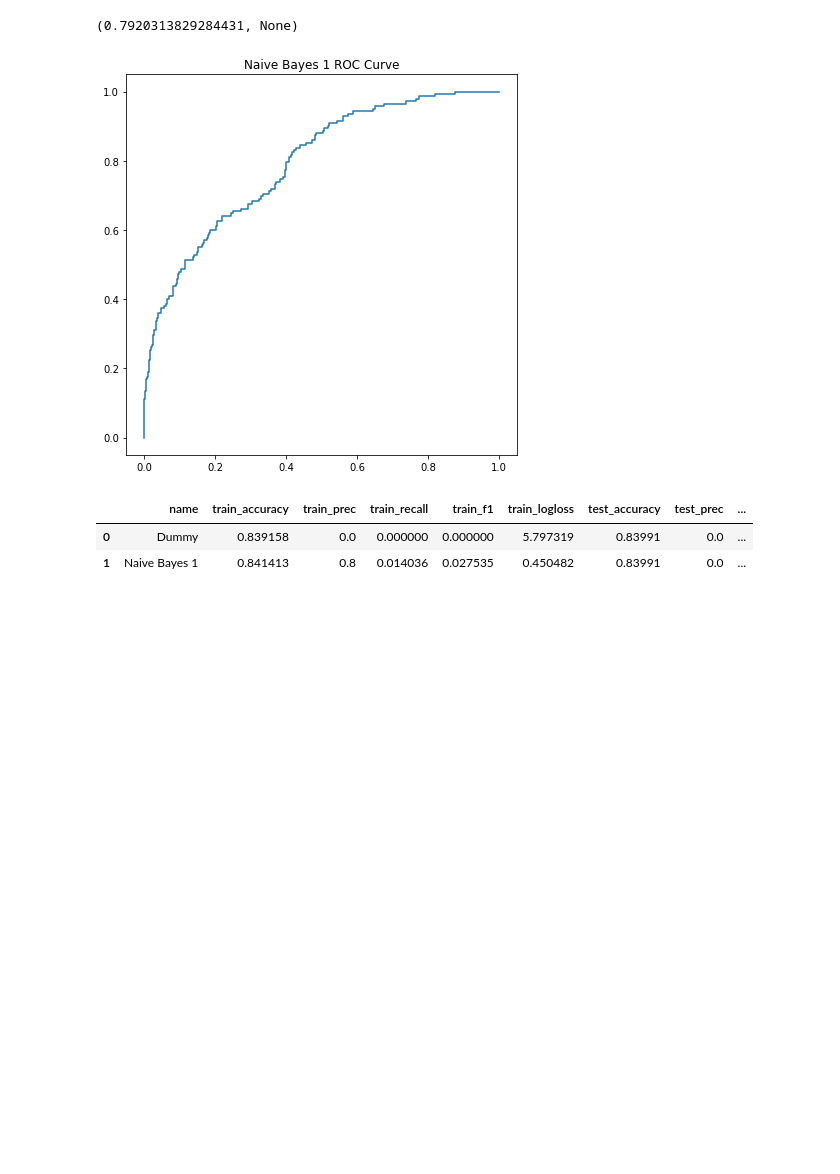
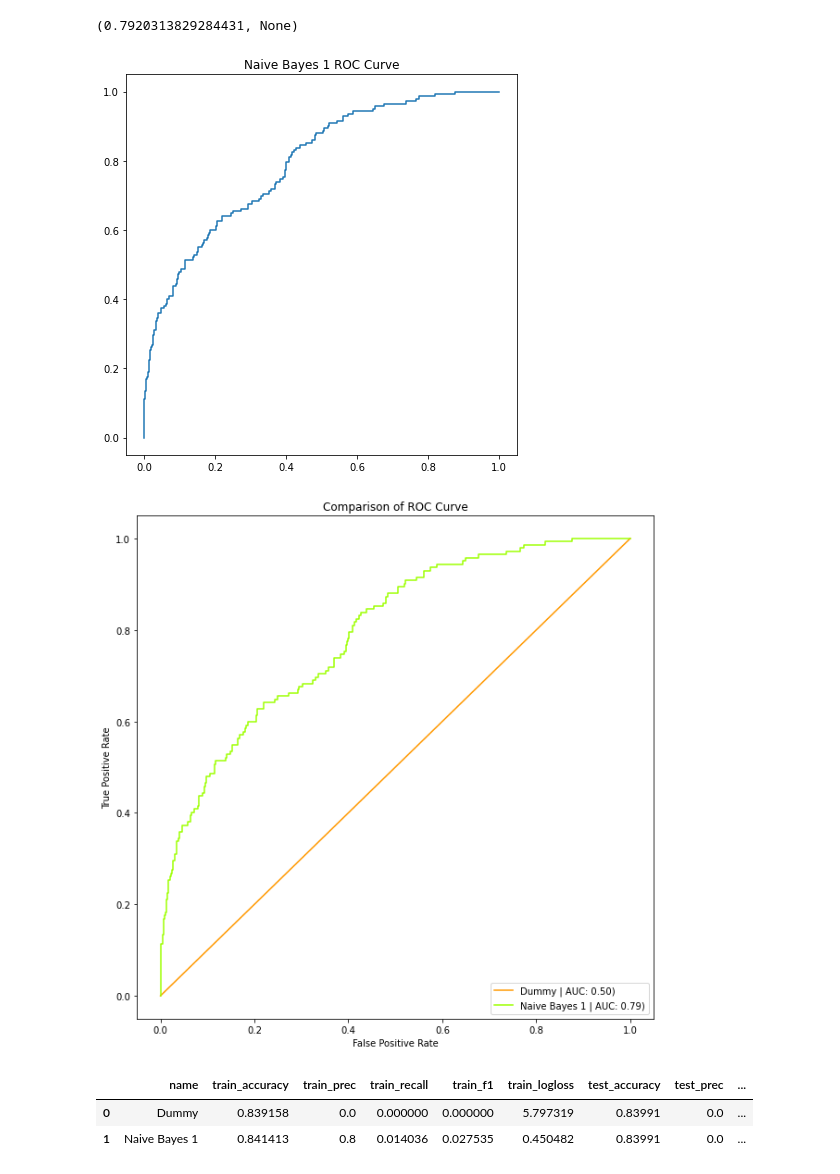
Before and after one commit to dvdhartsman/NLP-Sentiment-Analysis, a Jupyter notebook: David_Notebook.ipynb, the cells around one changed output. Cells and saved outputs as stored; diff of their text form; code cells hidden in the pictures; blank space fills up the shorter version.

```diff
--- a/David_Notebook.ipynb
+++ b/David_Notebook.ipynb
@@ -459,6 +468,13 @@ class Model():
         ax.set_ylabel('True Positive Rate')
         ax.legend(loc='lower right');
 
+    def confusion_matrix(self):
+        # Confusion Matrix Plot -> currently in init method
+        fig, ax = plt.subplots(figsize=(7,7))
+        self.cm = ConfusionMatrixDisplay.from_estimator(\
+                                self.model, X=self.X_test, y=self.y_test, ax=ax)
+        plt.title("Confusion Matrix for Test Data");
+
 
     def __repr__(self):
       return f"Model name: ({self.model})"
@@ -840,6 +861,10 @@ mnb1.auc, mnb1.roc_curve()
 # %% [output]
 (0.7920313829284431, None)
 [figure]
+# %%
+mnb1.compare_roc_curve()
+# %% [output]
+[figure, added]
 # %%
 Model.model_df
 # %% [output]
```
Also changed, not shown: parts of 12 cells of this notebook.
